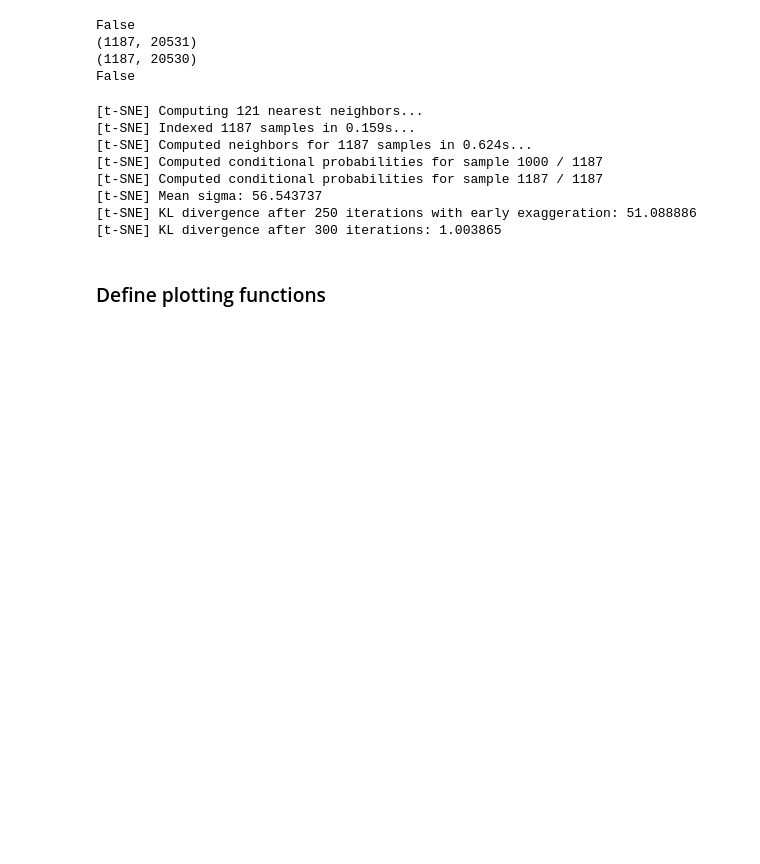
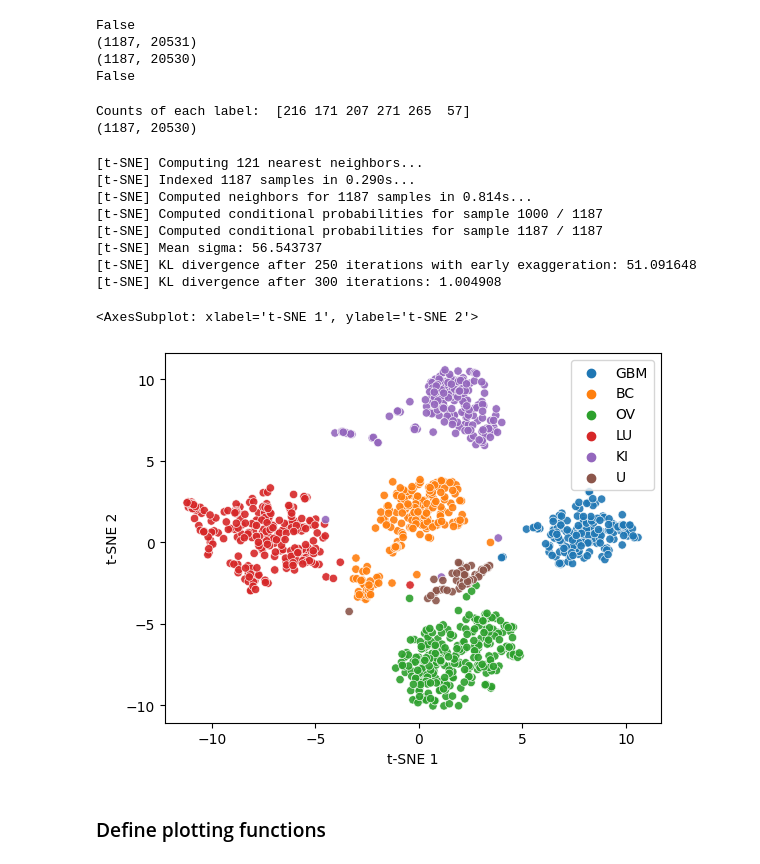
Before and after one commit to jespeols/MPCAS, a Jupyter notebook: MVE441_StatLearning/Project 3/Project_3_Theme_b_Clustering.ipynb, the cells around one changed output. Cells and saved outputs as stored; diff of their text form; code cells hidden in the pictures; blank space fills up the shorter version.

Commit message:
Fixed bug with tsne on incomplete dataset (proj 3)

```diff
--- a/MVE441_StatLearning/Project 3/Project_3_Theme_b_Clustering.ipynb
+++ b/MVE441_StatLearning/Project 3/Project_3_Theme_b_Clustering.ipynb
@@ -784,22 +782,37 @@ False
 (1187, 20531)
 (1187, 20530)
 False
+# %%
+print("Counts of each label: ", np.unique(incompleteLabels, return_counts=True)[1])
+print(incompleteDataset.shape)
+# %% [output]
+Counts of each label:  [216 171 207 271 265  57]
+(1187, 20530)
 # %%
-# Generate t-SNE for incomplete dataset
+# generate t-SNE of the incomplete dataset
 n_tsne_components = 2
 tsne = TSNE(n_components=n_tsne_components, verbose=1, perplexity=40, n_iter=300)
 column_names_tsne = ['t-SNE '+str(i) for i in range(1,n_tsne_components+1)]
-tsne_results_incomplete = pd.DataFrame(tsne.fit_transform(incompleteDataset),
-                                       columns=column_names_tsne)
+tsne_results_incomplete = pd.DataFrame(tsne.fit_transform(incompleteDataset), columns=column_names_tsne)
+
+sns.scatterplot(
+    x='t-SNE 1', y='t-SNE 2',
+    hue=np.squeeze(incompleteLabels.values),
+    data=tsne_results_incomplete,
+    legend="full",
+    alpha=0.9
+)
 # %% [output]
 [t-SNE] Computing 121 nearest neighbors...
-[t-SNE] Indexed 1187 samples in 0.159s...
-[t-SNE] Computed neighbors for 1187 samples in 0.624s...
+[t-SNE] Indexed 1187 samples in 0.290s...
+[t-SNE] Computed neighbors for 1187 samples in 0.814s...
 [t-SNE] Computed conditional probabilities for sample 1000 / 1187
 [t-SNE] Computed conditional probabilities for sample 1187 / 1187
 [t-SNE] Mean sigma: 56.543737
-[t-SNE] KL divergence after 250 iterations with early exaggeration: 51.088886
-[t-SNE] KL divergence after 300 iterations: 1.003865
+[t-SNE] KL divergence after 250 iterations with early exaggeration: 51.091648
+[t-SNE] KL divergence after 300 iterations: 1.004908
+<AxesSubplot: xlabel='t-SNE 1', ylabel='t-SNE 2'>
+[figure, added]
 # %% [markdown]
 ### Define plotting functions
 # %%
```
Also changed, not shown: parts of 1 cell of this notebook.
